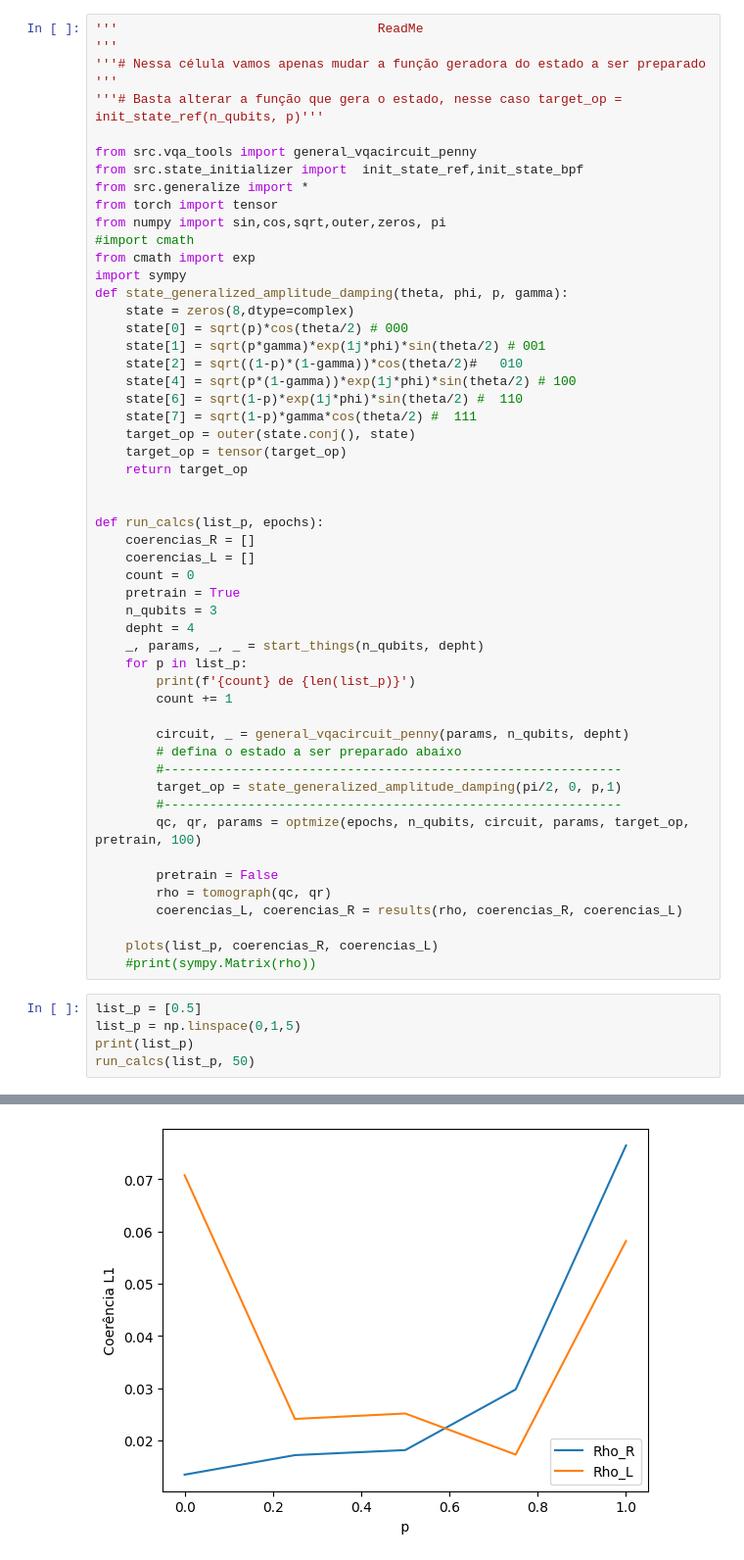
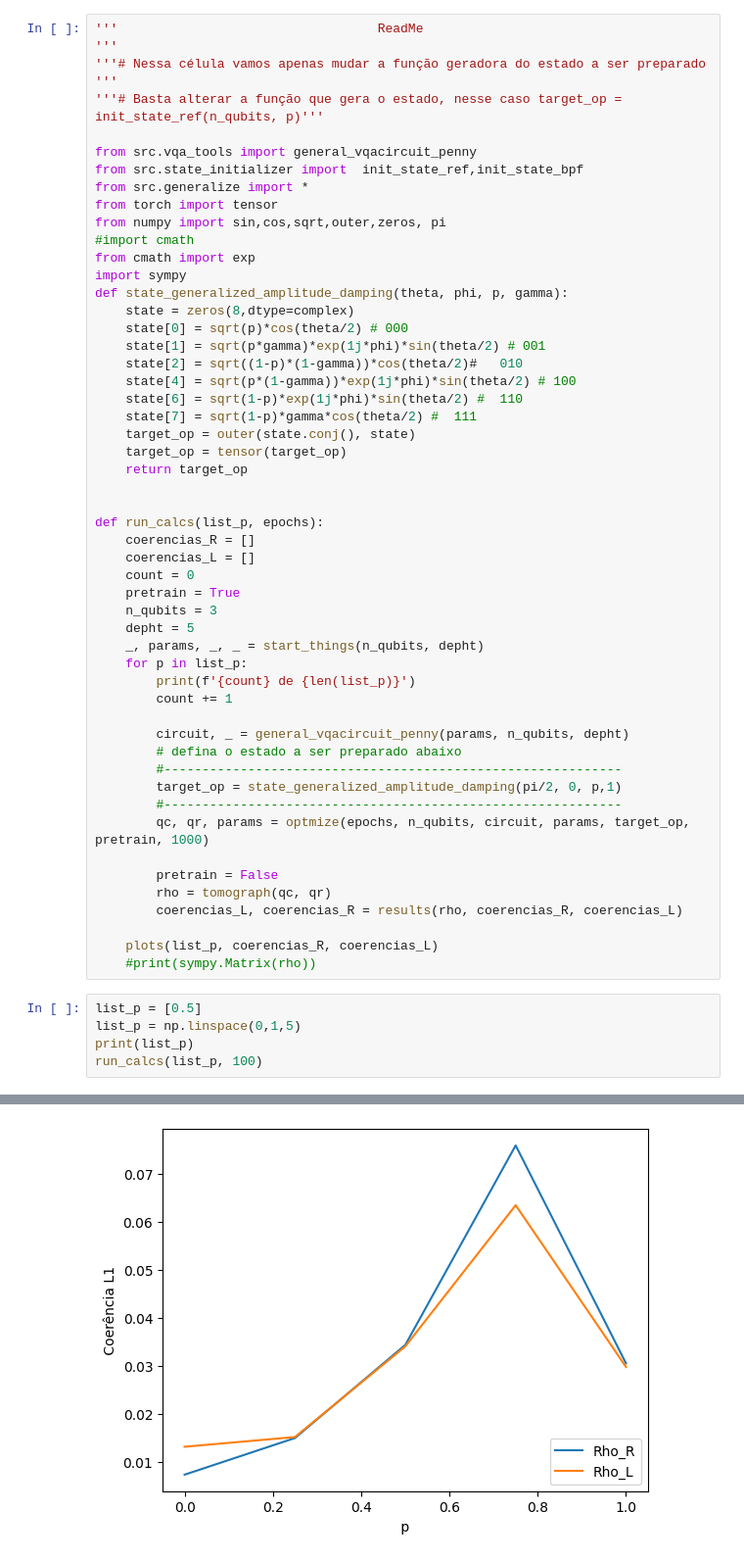
Before and after one commit to SchultzVV/Runtime-qiskit, a Jupyter notebook: generalized_amplitude_damping.ipynb, the cells around one changed output, grey strips where cells are left out. Shown at 98% size. Drawn from its saved outputs; the diff is of its cells as text.

```diff
--- a/generalized_amplitude_damping.ipynb
+++ b/generalized_amplitude_damping.ipynb
@@ -30,7 +30,7 @@ def run_calcs(list_p, epochs):
     count = 0
     pretrain = True
     n_qubits = 3
-    depht = 4
+    depht = 5
     _, params, _, _ = start_things(n_qubits, depht)
     for p in list_p:
         print(f'{count} de {len(list_p)}')
@@ -41,7 +41,7 @@ def run_calcs(list_p, epochs):
         #------------------------------------------------------------
         target_op = state_generalized_amplitude_damping(pi/2, 0, p,1)
         #------------------------------------------------------------
-        qc, qr, params = optmize(epochs, n_qubits, circuit, params, target_op, pretrain, 100)
+        qc, qr, params = optmize(epochs, n_qubits, circuit, params, target_op, pretrain, 1000)
 
         pretrain = False
         rho = tomograph(qc, qr)
@@ -52,13 +52,13 @@ def run_calcs(list_p, epochs):
 # %%
 list_p = [0.5]
 list_p = np.linspace(0,1,5)
 print(list_p)
-run_calcs(list_p, 50)
+run_calcs(list_p, 100)
 # %% [output]
 [0.   0.25 0.5  0.75 1.  ]
 0 de 5
 1 de 5
 2 de 5
 3 de 5
 4 de 5
-[figure, old version]
+[figure, new version]
```
Also changed, not shown: 17 other files.
